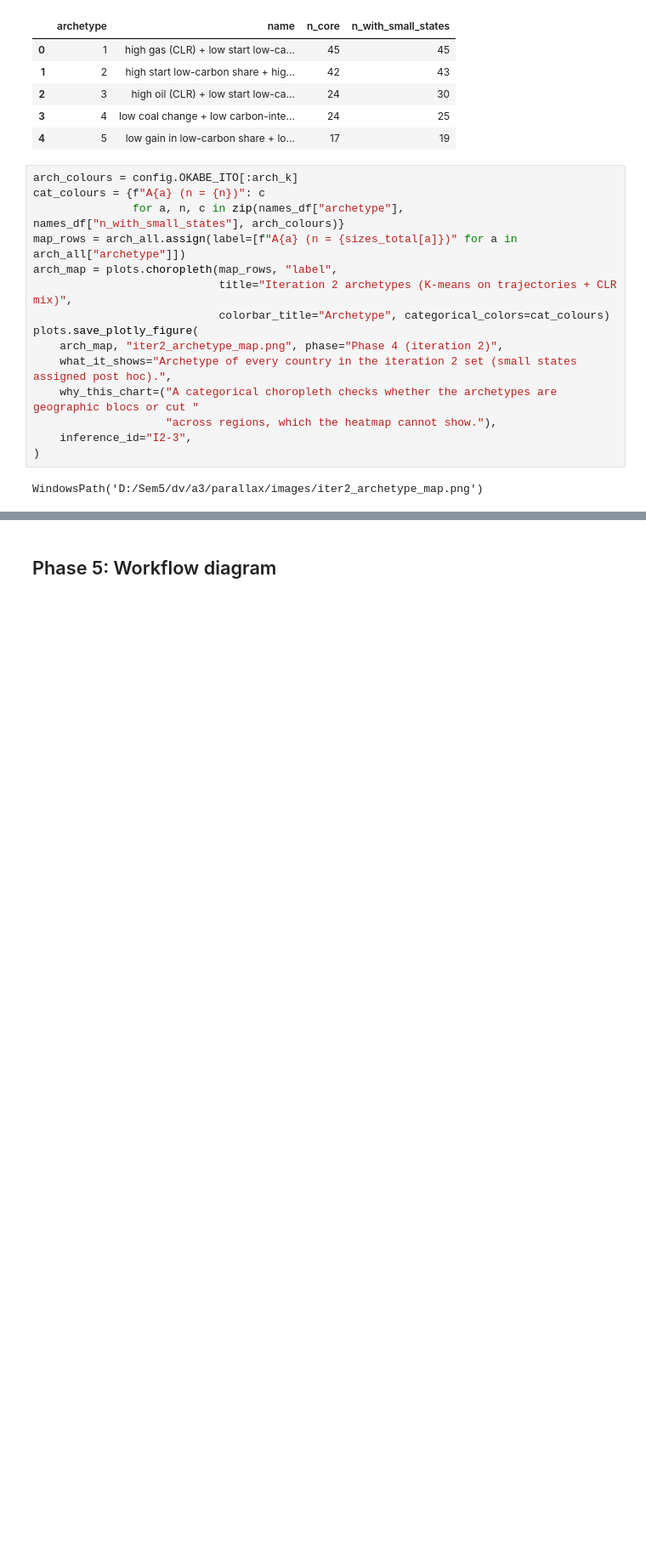
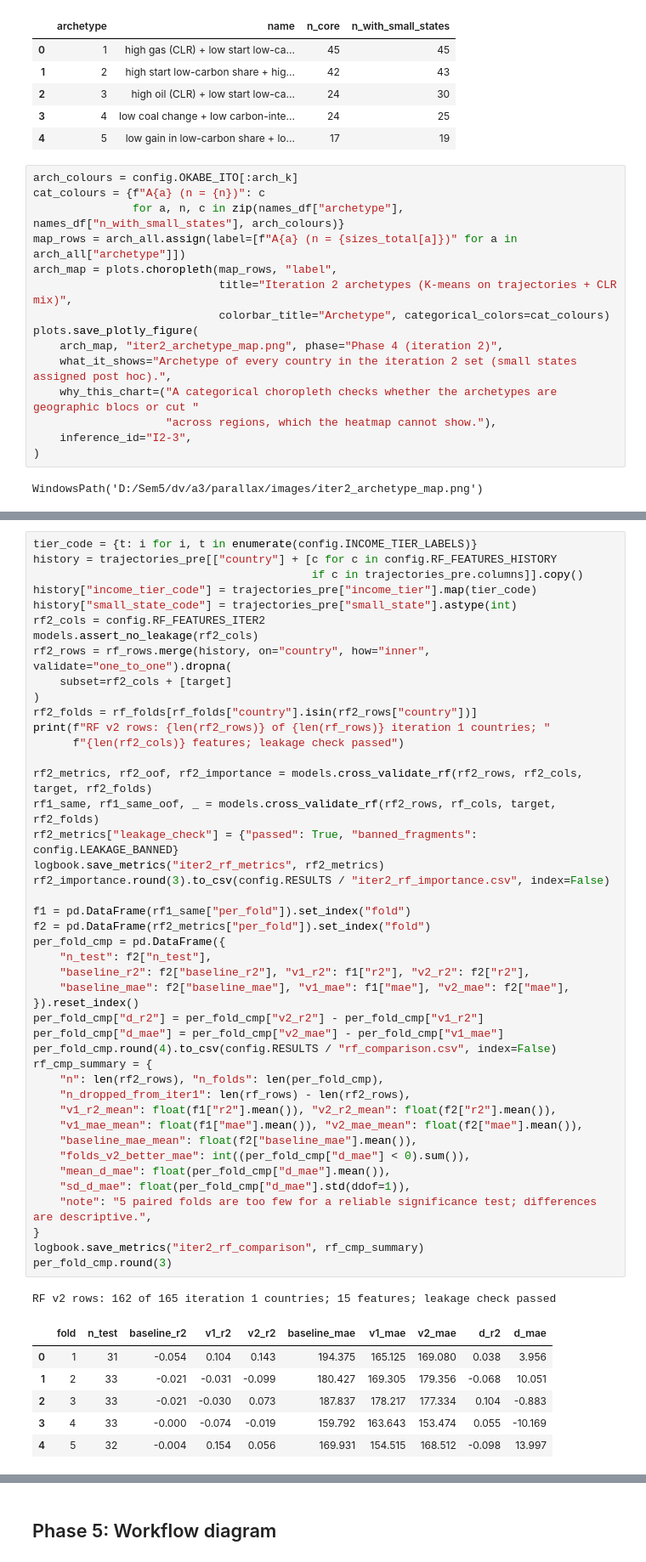
Before and after one commit to GOW444/parallax, a Jupyter notebook: notebooks/A3_workflow.ipynb, the cells around one changed output, grey strips where cells are left out. Shown at 85% size. Saved outputs shown, nothing was run; the diff lists cells and outputs as text; blank space fills up the shorter version.

```diff
--- a/notebooks/A3_workflow.ipynb
+++ b/notebooks/A3_workflow.ipynb
@@ -2523,0 +2723,52 @@ mk_arch.round(4)
+# %%
+tier_code = {t: i for i, t in enumerate(config.INCOME_TIER_LABELS)}
+history = trajectories_pre[["country"] + [c for c in config.RF_FEATURES_HISTORY
+                                          if c in trajectories_pre.columns]].copy()
+history["income_tier_code"] = trajectories_pre["income_tier"].map(tier_code)
+history["small_state_code"] = trajectories_pre["small_state"].astype(int)
+rf2_cols = config.RF_FEATURES_ITER2
+models.assert_no_leakage(rf2_cols)
+rf2_rows = rf_rows.merge(history, on="country", how="inner", validate="one_to_one").dropna(
+    subset=rf2_cols + [target]
+)
+rf2_folds = rf_folds[rf_folds["country"].isin(rf2_rows["country"])]
+print(f"RF v2 rows: {len(rf2_rows)} of {len(rf_rows)} iteration 1 countries; "
+      f"{len(rf2_cols)} features; leakage check passed")
+
+rf2_metrics, rf2_oof, rf2_importance = models.cross_validate_rf(rf2_rows, rf2_cols, target, rf2_folds)
+rf1_same, rf1_same_oof, _ = models.cross_validate_rf(rf2_rows, rf_cols, target, rf2_folds)
+rf2_metrics["leakage_check"] = {"passed": True, "banned_fragments": config.LEAKAGE_BANNED}
+logbook.save_metrics("iter2_rf_metrics", rf2_metrics)
+rf2_importance.round(3).to_csv(config.RESULTS / "iter2_rf_importance.csv", index=False)
+
+f1 = pd.DataFrame(rf1_same["per_fold"]).set_index("fold")
+f2 = pd.DataFrame(rf2_metrics["per_fold"]).set_index("fold")
+per_fold_cmp = pd.DataFrame({
+    "n_test": f2["n_test"],
+    "baseline_r2": f2["baseline_r2"], "v1_r2": f1["r2"], "v2_r2": f2["r2"],
+    "baseline_mae": f2["baseline_mae"], "v1_mae": f1["mae"], "v2_mae": f2["mae"],
+}).reset_index()
+per_fold_cmp["d_r2"] = per_fold_cmp["v2_r2"] - per_fold_cmp["v1_r2"]
+per_fold_cmp["d_mae"] = per_fold_cmp["v2_mae"] - per_fold_cmp["v1_mae"]
+per_fold_cmp.round(4).to_csv(config.RESULTS / "rf_comparison.csv", index=False)
+rf_cmp_summary = {
+    "n": len(rf2_rows), "n_folds": len(per_fold_cmp),
+    "n_dropped_from_iter1": len(rf_rows) - len(rf2_rows),
+    "v1_r2_mean": float(f1["r2"].mean()), "v2_r2_mean": float(f2["r2"].mean()),
+    "v1_mae_mean": float(f1["mae"].mean()), "v2_mae_mean": float(f2["mae"].mean()),
+    "baseline_mae_mean": float(f2["baseline_mae"].mean()),
+    "folds_v2_better_mae": int((per_fold_cmp["d_mae"] < 0).sum()),
+    "mean_d_mae": float(per_fold_cmp["d_mae"].mean()),
+    "sd_d_mae": float(per_fold_cmp["d_mae"].std(ddof=1)),
+    "note": "5 paired folds are too few for a reliable significance test; differences are descriptive.",
+}
+logbook.save_metrics("iter2_rf_comparison", rf_cmp_summary)
+per_fold_cmp.round(3)
+# %% [output]
+RF v2 rows: 162 of 165 iteration 1 countries; 15 features; leakage check passed
+|  | fold | n_test | baseline_r2 | v1_r2 | v2_r2 | baseline_mae | v1_mae | v2_mae | d_r2 | d_mae |
+| 0 | 1 | 31 | -0.054 | 0.104 | 0.143 | 194.375 | 165.125 | 169.080 | 0.038 | 3.956 |
+| 1 | 2 | 33 | -0.021 | -0.031 | -0.099 | 180.427 | 169.305 | 179.356 | -0.068 | 10.051 |
+| 2 | 3 | 33 | -0.021 | -0.030 | 0.073 | 187.837 | 178.217 | 177.334 | 0.104 | -0.883 |
+| 3 | 4 | 33 | -0.000 | -0.074 | -0.019 | 159.792 | 163.643 | 153.474 | 0.055 | -10.169 |
+| 4 | 5 | 32 | -0.004 | 0.154 | 0.056 | 169.931 | 154.515 | 168.512 | -0.098 | 13.997 |
```
Also changed, not shown: parts of 17 cells of this notebook, 24 other files.
